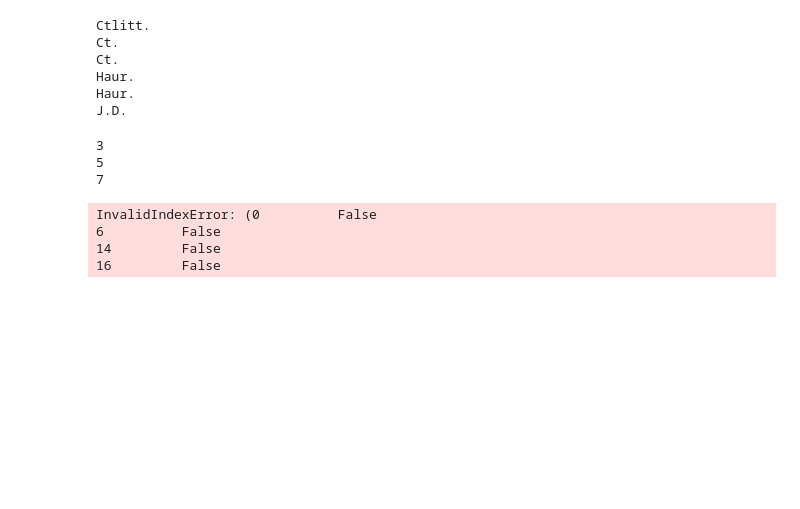
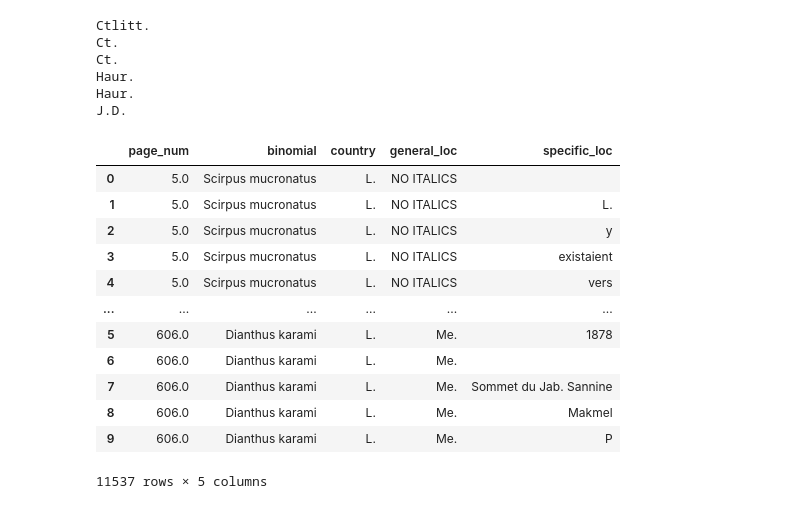
Before and after one commit to shidedh/UpdateFlora, a Jupyter notebook: main_text/entry_paragraphs.ipynb, the cells around one changed output. Cells and saved outputs as stored; diff of their text form; code cells hidden in the pictures; blank space fills up the shorter version.

```diff
--- a/main_text/entry_paragraphs.ipynb
+++ b/main_text/entry_paragraphs.ipynb
@@ -837,27 +837,20 @@ Haur.
 Haur.
 J.D.
 # %%
-all_sections = []
-for section_id in sub_loc_dict:
-    print('3')
+all_sections_df = []
+for section_id in tqdm(sub_loc_dict):
     dict_test = sub_loc_dict[section_id]
-    print('5')
     num_loc_data = len([country for country in dict_test.keys() for general_loc in dict_test[country] for specific_loc in dict_test[country][general_loc]])
-    print('7')
-    name_data = [vol1_word_df[vol1_word_df['section_id'] == section_id, 'binom_name']].iloc[0] * num_loc_data
-    print('9')
-    section_data = {
-                    'binomial': name_data,
-                    'country':      [country for country in dict_test.keys() for general_loc in dict_test[country] for specific_loc in dict_test[country][general_loc]],
-                    'general_loc':  [general_loc for country in dict_test.keys() for general_loc in dict_test[country] for specific_loc in dict_test[country][general_loc]],
-                    'specific_loc': [specific_loc for country in dict_test.keys() for general_loc in dict_test[country] for specific_loc in dict_test[country][general_loc]]
-                   }
-    all_sections.append(section_data)
+    name = vol1_word_df[(vol1_word_df['section_id'] == section_id)]['binom_name'].iloc[0]
+    name_data = [name] * num_loc_data
+    page_num_data = [section_id[0]] * num_loc_data
+    country_data = [country for country in dict_test.keys() for general_loc in dict_test[country] for specific_loc in dict_test[country][general_loc]]
+    if isinstance(name, str):
+        section_data = {'page_num': page_num_data,
+                        'binomial': name_data,
+                        'country':      [country for country in dict_test.keys() for general_loc in dict_test[country] for specific_loc in dict_test[country][general_loc]],
+                        'general_loc':  [general_loc for country in dict_test.keys() for general_loc in dict_test[country] for specific_loc in dict_test[country][general_loc]],
+                        'specific_loc': [specific_loc for country in dict_test.keys() for general_loc in dict_test[country] for specific_loc in dict_test[country][general_loc]]
+                    }
+        df = pd.DataFrame.from_dict(section_data)
+        all_sections_df.append(df)
-# %% [output]
-3
-5
-7
-InvalidIndexError: (0          False
-6          False
-14         False
-16         False
@@ -863,0 +859,16 @@ InvalidIndexError: (0          False
+# %%
+result_df
+# %% [output]
+|  | page_num | binomial | country | general_loc | specific_loc |
+| 0 | 5.0 | Scirpus mucronatus | L. | NO ITALICS |  |
+| 1 | 5.0 | Scirpus mucronatus | L. | NO ITALICS | L. |
+| 2 | 5.0 | Scirpus mucronatus | L. | NO ITALICS | y |
+| 3 | 5.0 | Scirpus mucronatus | L. | NO ITALICS | existaient |
+| 4 | 5.0 | Scirpus mucronatus | L. | NO ITALICS | vers |
+| ... | ... | ... | ... | ... | ... |
+| 5 | 606.0 | Dianthus karami | L. | Me. | 1878 |
+| 6 | 606.0 | Dianthus karami | L. | Me. |  |
+| 7 | 606.0 | Dianthus karami | L. | Me. | Sommet du Jab. Sannine |
+| 8 | 606.0 | Dianthus karami | L. | Me. | Makmel |
+| 9 | 606.0 | Dianthus karami | L. | Me. | P |
+11537 rows × 5 columns
```
Also changed, not shown: parts of 3 cells of this notebook, 1 other file.
